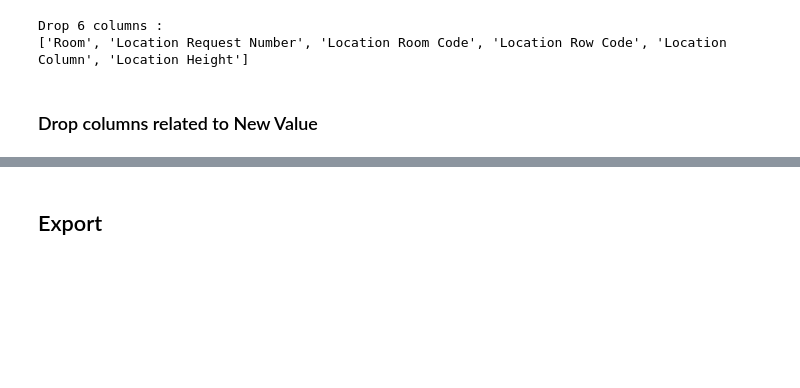
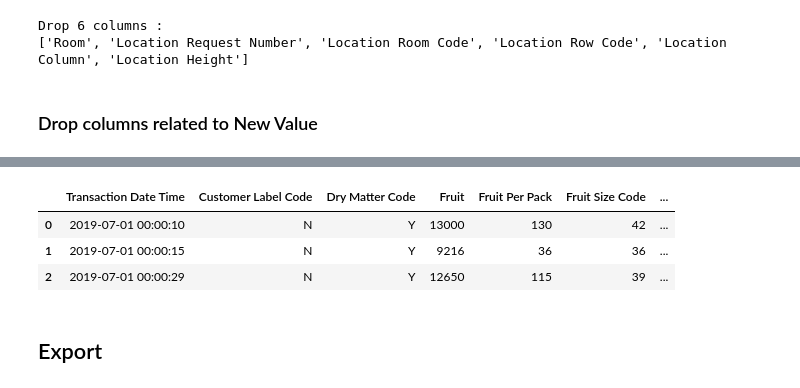
Before and after one commit to nanchin/Optimizing-Inventory-Goods-Movement, a Jupyter notebook: DataPreprocessing_Transaction.ipynb, the cells around one changed output, grey strips where cells are left out. Saved outputs shown, nothing was run; the diff lists cells and outputs as text; code cells hidden in the pictures; blank space fills up the shorter version.

```diff
--- a/DataPreprocessing_Transaction.ipynb
+++ b/DataPreprocessing_Transaction.ipynb
@@ -646,3 +658,10 @@ SUMMARY OF 3 NUMERICAL ATTRIBUTES:
+# %%
+transaction.head(3)
+# %% [output]
+|  | Transaction Date Time | Customer Label Code | Dry Matter Code | Fruit | Fruit Per Pack | Fruit Size Code | ... |
+| 0 | 2019-07-01 00:00:10 | N | Y | 13000 | 130 | 42 | ... |
+| 1 | 2019-07-01 00:00:15 | N | Y | 9216 | 36 | 36 | ... |
+| 2 | 2019-07-01 00:00:29 | N | Y | 12650 | 115 | 39 | ... |
 # %% [markdown]
 ## Export
 # %%
```
Also changed, not shown: parts of 20 cells of this notebook, 1 other file.
